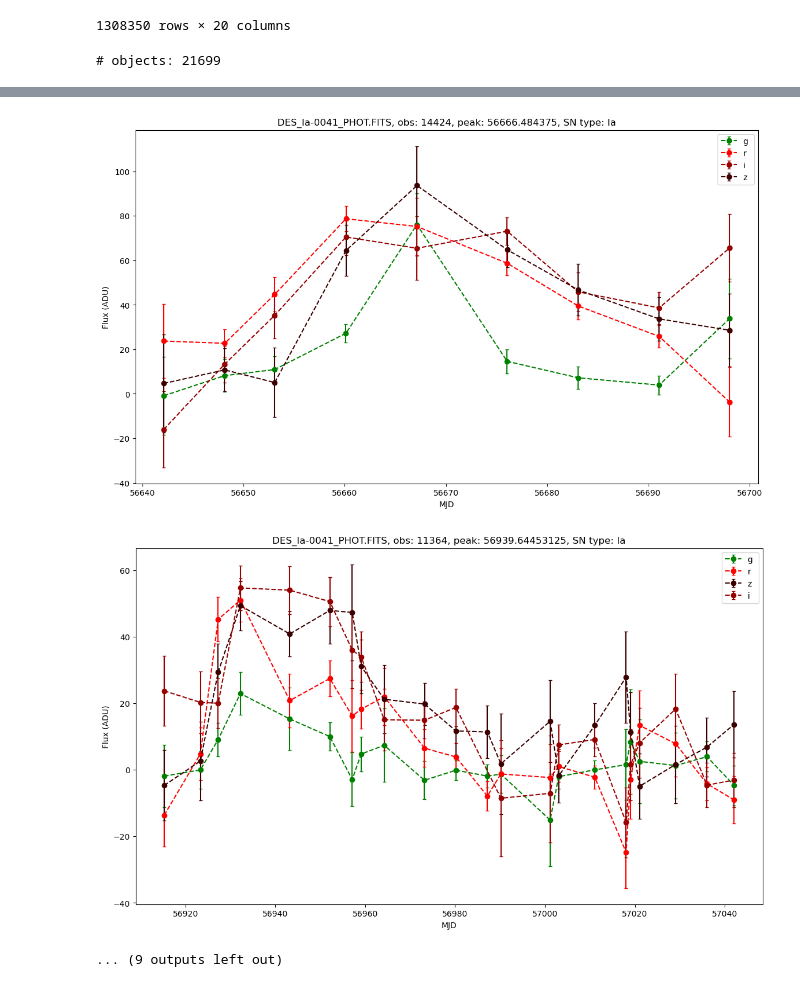
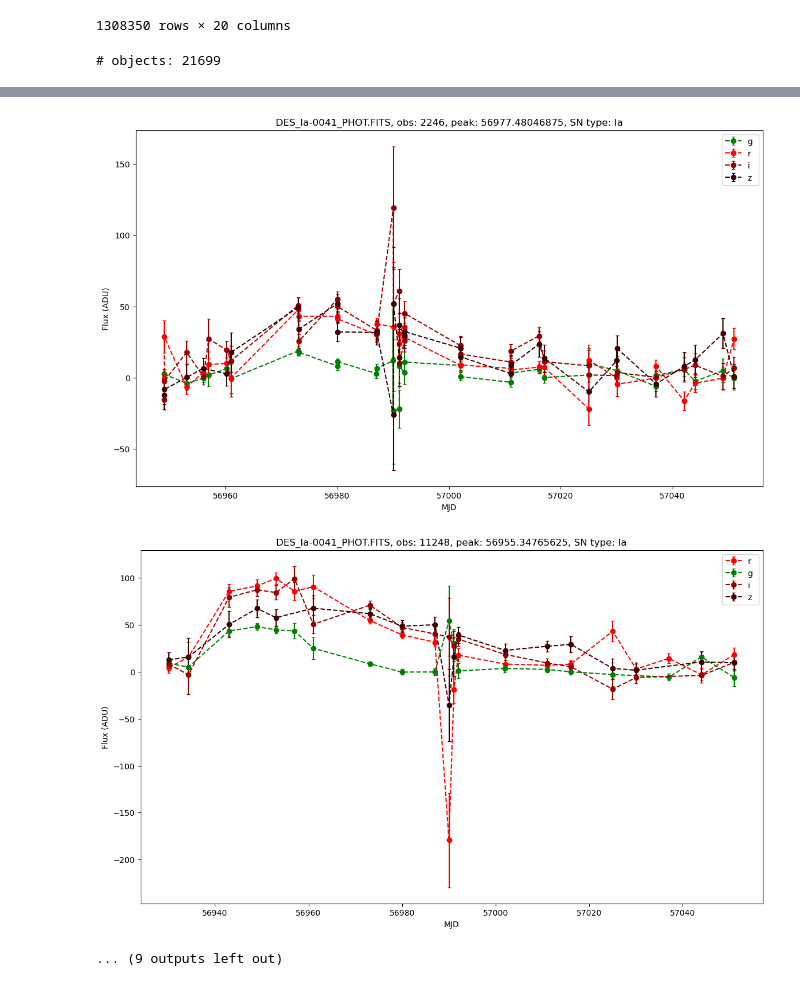
Before and after one commit to ale-cartes/Supernovae-Complete-Pipeline, a Jupyter notebook: A-Moller sim/Ia_AMoller_curves.ipynb, the cells around one changed output, grey strips where cells are left out. Saved outputs shown, nothing was run; the diff lists cells and outputs as text; code cells hidden in the pictures.

```diff
--- a/A-Moller sim/Ia_AMoller_curves.ipynb
+++ b/A-Moller sim/Ia_AMoller_curves.ipynb
@@ -47,9 +47,9 @@ curves
 n = len(curves['obs'].value_counts())
 print("# objects:", n)
 
-np.random.seed(42)
+np.random.seed(41)
 
-for i in np.random.randint(1, n, 20):
-    plotter(curves, i, info=head)
+for i in np.random.randint(0, n, 20):
+    plotter(curves, i, head_file=head)
 # %% [output]
 # objects: 21699
@@ -65,3 +65,3 @@ for i in np.random.randint(1, n, 20):
-[figure, old version]
+[figure, new version]
-[figure, old version]
+[figure, new version]
 ... (9 outputs left out)
```
Also changed, not shown: parts of 2 cells of this notebook, 6 other files.
